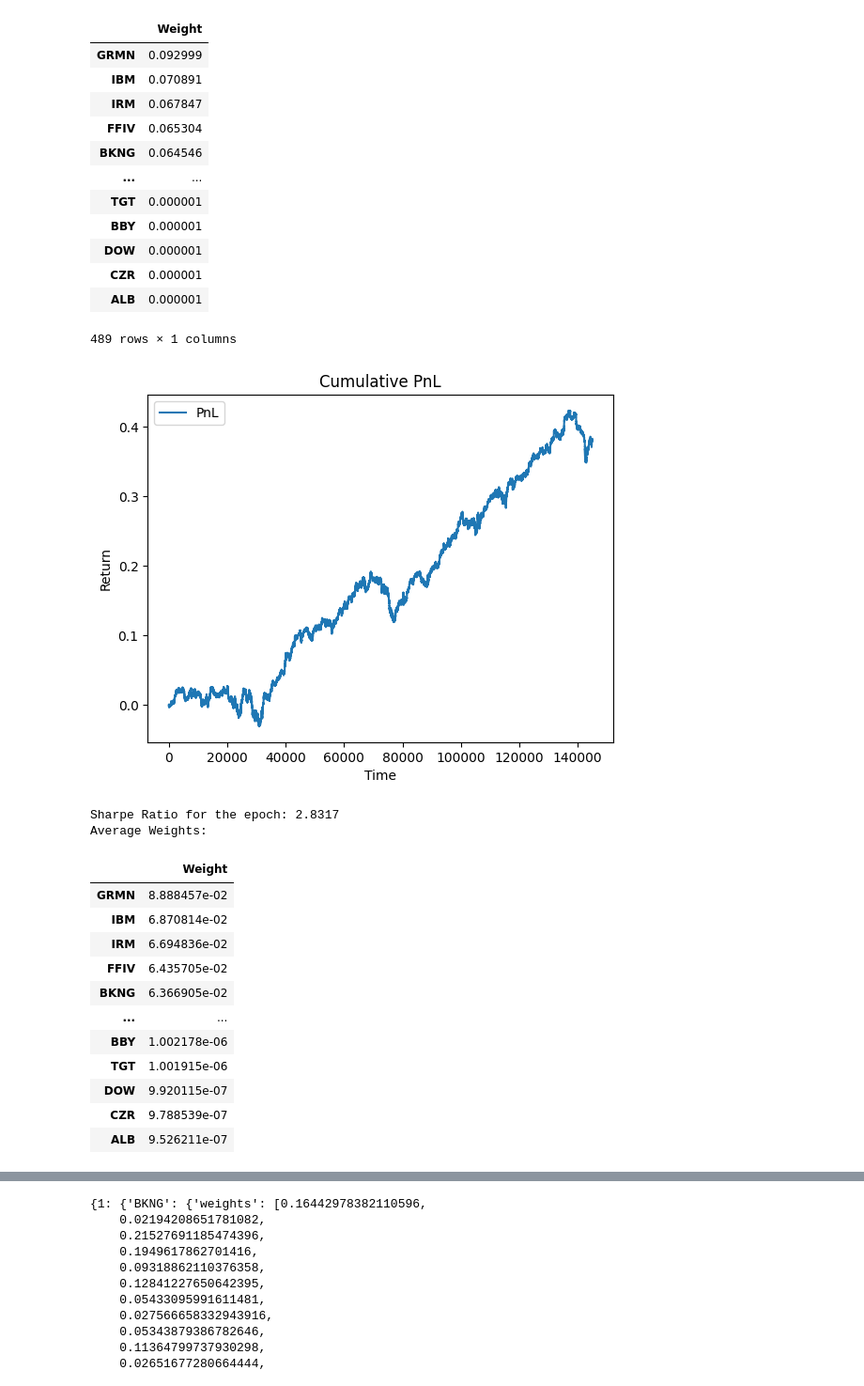
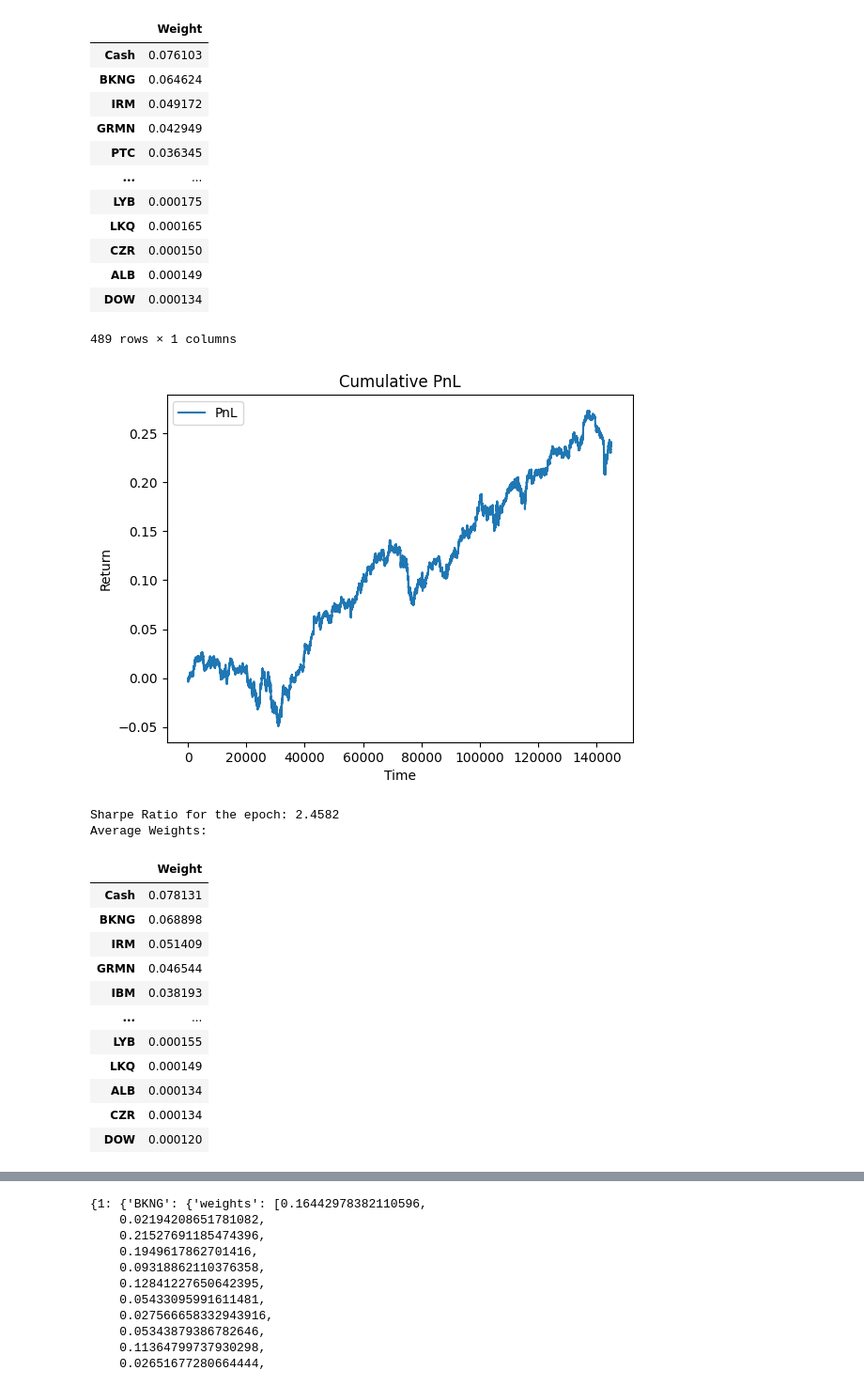
Before and after one commit to ChistyakovArtem/share-optim-nn, a Jupyter notebook: start.ipynb, the cells around one changed output, grey strips where cells are left out. Shown at 94% size. Cells and saved outputs as stored; diff of their text form; code cells hidden in the pictures.

```diff
--- a/start.ipynb
+++ b/start.ipynb
@@ -13,6 +13,7 @@ split_dates = [
 ]
 split_names = ['train', 'test']
 
+fee = 1.53e-4
 padding = 35
 batch_size_config = {
     0: 1000,
@@ -41,9 +42,15 @@ for common_feats, asset_feats, fut_ret, _, _ in tqdm(pipeline.iterate('train'),
 
 print(f"cmf_dim: {cmf_dim}, asset_dim: {asset_dim}, num_assets: {num_assets}")
 
-model = DeepPortfolioAllocator_1(
+# model = DeepPortfolioAllocator_1(
+#     cmf_dim=cmf_dim,
+#     asset_dim=asset_dim,
+#     num_assets=num_assets,
+# )
+
+model = SimplePortfolioAllocator(
     cmf_dim=cmf_dim,
-    asset_dim=asset_dim,
+    #asset_dim=asset_dim,
     num_assets=num_assets,
 )
 
@@ -65,6 +72,7 @@ for epoch in tqdm(range(num_epochs)):
         )
 
     loss_fn = StreamingSharpeLoss(
+        fee=fee,
         asset_names=pipeline.reader.asset_names + ['Cash'],  # Добавляем Cash в список активов
     )
     loss_fn.reset()
@@ -108,7 +116,7 @@ for epoch in tqdm(range(num_epochs)):
         min_prices  = torch.tensor(min_prices.values,   dtype=torch.float32).to(device)
         market_caps = torch.tensor(market_caps,  dtype=torch.float32).to(device)
 
-        if len(common_feats) != batch_size:
+        if  len(common_feats) != batch_size:
             continue
 
         weights = model(common_feats, asset_feats)
@@ -124,30 +132,30 @@ Sharpe Ratio for the epoch: 3.4005
 Average Weights:
 |  | Weight |
-| GRMN | 0.092999 |
-| IBM | 0.070891 |
-| IRM | 0.067847 |
-| FFIV | 0.065304 |
-| BKNG | 0.064546 |
+| Cash | 0.076103 |
+| BKNG | 0.064624 |
+| IRM | 0.049172 |
+| GRMN | 0.042949 |
+| PTC | 0.036345 |
 | ... | ... |
-| TGT | 0.000001 |
-| BBY | 0.000001 |
-| DOW | 0.000001 |
-| CZR | 0.000001 |
-| ALB | 0.000001 |
+| LYB | 0.000175 |
+| LKQ | 0.000165 |
+| CZR | 0.000150 |
+| ALB | 0.000149 |
+| DOW | 0.000134 |
 489 rows × 1 columns
-[figure, old version]
+[figure, new version]
-Sharpe Ratio for the epoch: 2.8317
+Sharpe Ratio for the epoch: 2.4582
 Average Weights:
 |  | Weight |
-| GRMN | 8.888457e-02 |
-| IBM | 6.870814e-02 |
-| IRM | 6.694836e-02 |
-| FFIV | 6.435705e-02 |
-| BKNG | 6.366905e-02 |
+| Cash | 0.078131 |
+| BKNG | 0.068898 |
+| IRM | 0.051409 |
+| GRMN | 0.046544 |
+| IBM | 0.038193 |
 | ... | ... |
-| BBY | 1.002178e-06 |
-| TGT | 1.001915e-06 |
-| DOW | 9.920115e-07 |
-| CZR | 9.788539e-07 |
-| ALB | 9.526211e-07 |
+| LYB | 0.000155 |
+| LKQ | 0.000149 |
+| ALB | 0.000134 |
+| CZR | 0.000134 |
+| DOW | 0.000120 |
 489 rows × 1 columns
```
Also changed, not shown: parts of 1 cell of this notebook, 10 other files.
